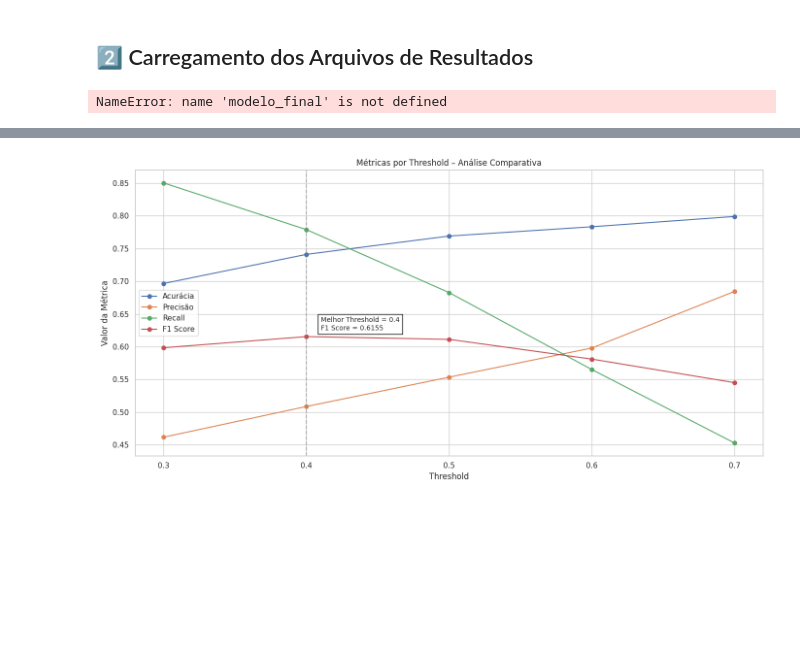
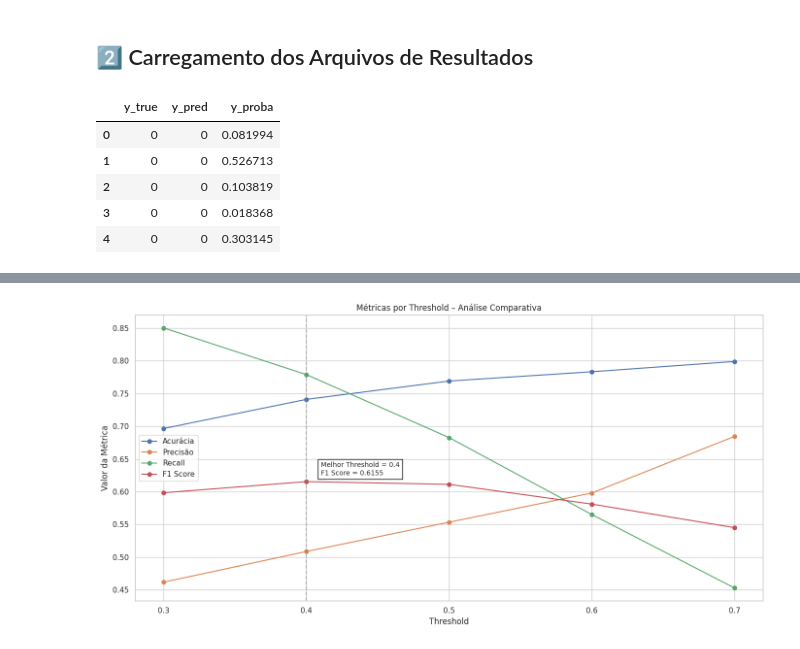
Before and after one commit to moises-rb/Analise_Dados, a Jupyter notebook: Telecom_X_PrevendoChurn/notebooks/04_Conclusao_Comparacao_Modelos_Churn.ipynb, the cells around one changed output, grey strips where cells are left out. Saved outputs shown, nothing was run; the diff lists cells and outputs as text; code cells hidden in the pictures; blank space fills up the shorter version.

```diff
--- a/Telecom_X_PrevendoChurn/notebooks/04_Conclusao_Comparacao_Modelos_Churn.ipynb
+++ b/Telecom_X_PrevendoChurn/notebooks/04_Conclusao_Comparacao_Modelos_Churn.ipynb
@@ -37,21 +41,9 @@ df_threshold = pd.read_csv("metricas_por_threshold.csv")
-# %%
-# ============================================
-# 📁 Salvar importância das features do modelo final
-# ============================================
-
-# Verifica se o modelo final tem o atributo de importância (ex: RandomForest, XGBoost)
-try:
-    importancia = modelo_final.feature_importances_
-    df_importancia_features = pd.DataFrame({
-        'feature': X.columns,
-        'importance': importancia
-    }).sort_values(by='importance', ascending=False)
-
-    df_importancia_features.to_csv("feature_importance_modelo_final.csv", index=False)
-    print("✅ Arquivo 'feature_importance_modelo_final.csv' salvo com sucesso.")
-
-except AttributeError:
-    print("⚠️ O modelo final não possui atributo 'feature_importances_'.")
-    print("Tente utilizar um modelo como RandomForestClassifier ou XGBClassifier.")
-# %% [output]
-NameError: name 'modelo_final' is not defined
+# %%
+df_resultados_iniciais.head()
+# %% [output]
+|  | y_true | y_pred | y_proba |
+| 0 | 0 | 0 | 0.081994 |
+| 1 | 0 | 0 | 0.526713 |
+| 2 | 0 | 0 | 0.103819 |
+| 3 | 0 | 0 | 0.018368 |
+| 4 | 0 | 0 | 0.303145 |
```
Also changed, not shown: parts of 11 cells of this notebook.
